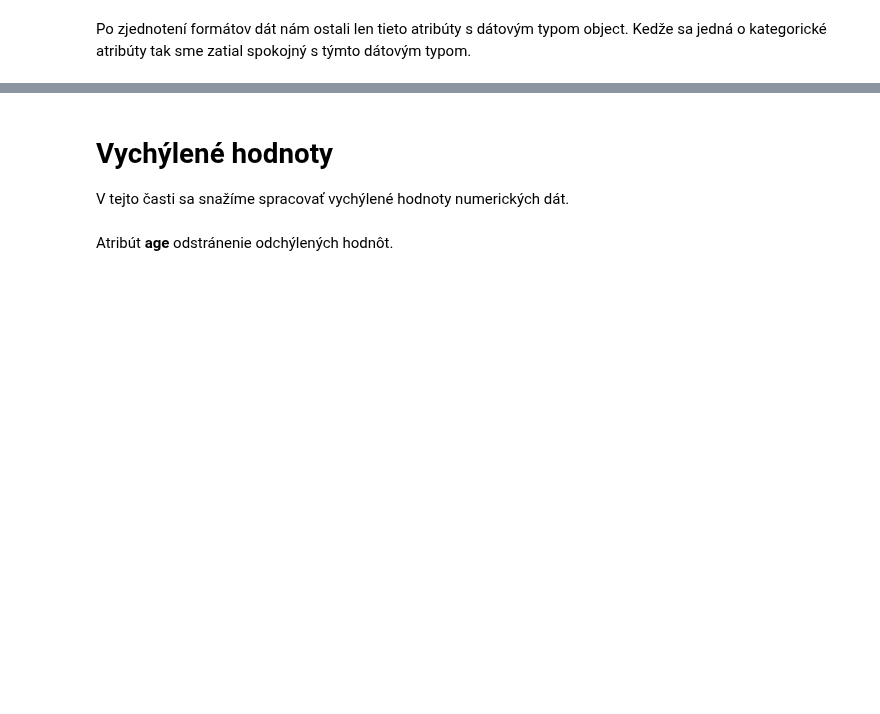
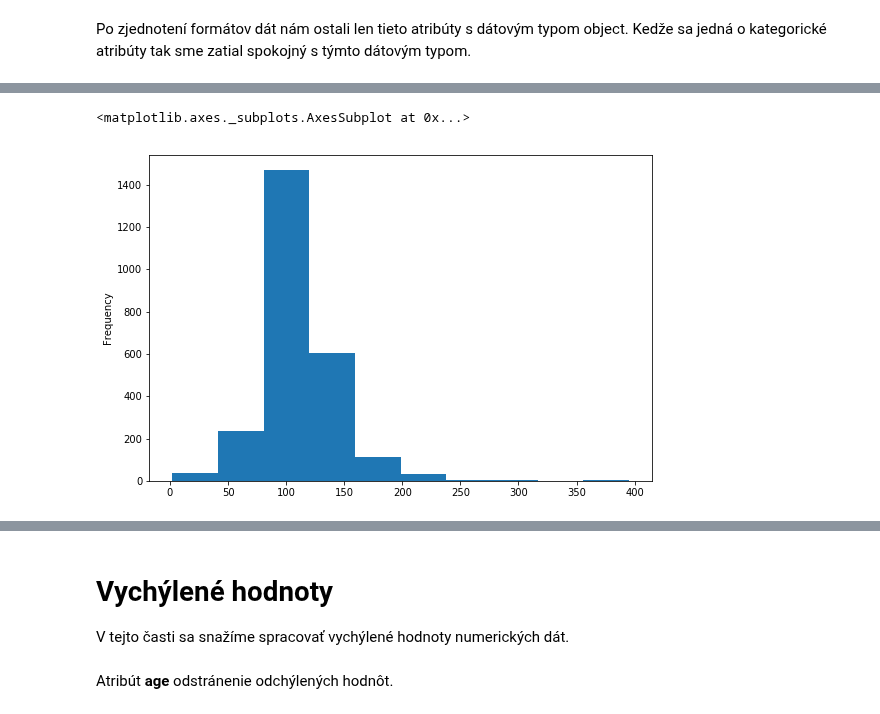
Before and after one commit to PeterJurkacek/IAU_2018_Jurkacek_Vyskoc, a Jupyter notebook: Jurkacek_Vyskoc_predspracovanie.ipynb, the cells around one changed output, grey strips where cells are left out. Saved outputs shown, nothing was run; the diff lists cells and outputs as text; code cells hidden in the pictures; blank space fills up the shorter version.

```diff
--- a/Jurkacek_Vyskoc_predspracovanie.ipynb
+++ b/Jurkacek_Vyskoc_predspracovanie.ipynb
@@ -385,0 +450,5 @@ Po zjednotení formátov dát nám ostali len tieto atribúty s dátovým typom
+# %%
+numeric_data['FTI'].dropna().plot.hist()
+# %% [output]
+<matplotlib.axes._subplots.AxesSubplot at 0x...>
+[figure, added]
```
Also changed, not shown: parts of 49 cells of this notebook.
